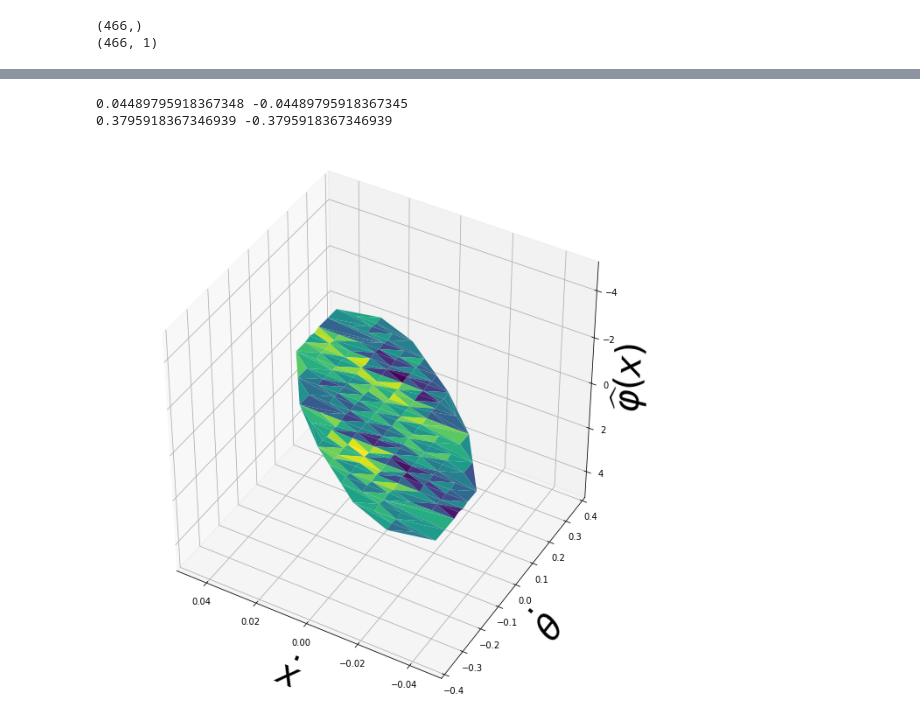
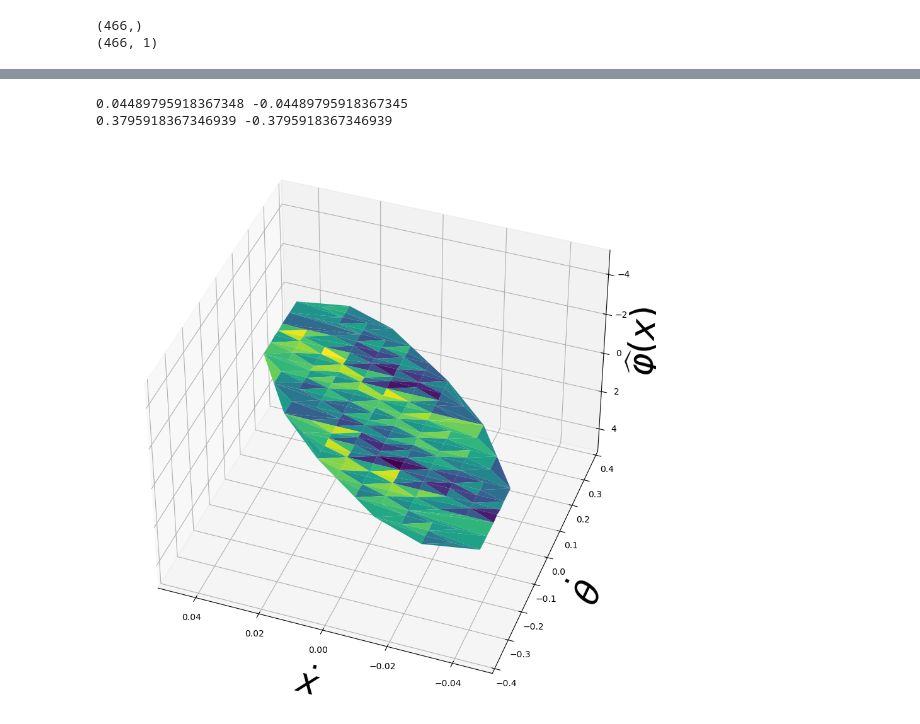
Before and after one commit to mdoshi2612/Optimal-Control, a Jupyter notebook: Inverted Pendulum/Inverted_Pendulum.ipynb, the cells around one changed output, grey strips where cells are left out. Saved outputs shown, nothing was run; the diff lists cells and outputs as text; code cells hidden in the pictures.

```diff
--- a/Inverted Pendulum/Inverted_Pendulum.ipynb
+++ b/Inverted Pendulum/Inverted_Pendulum.ipynb
@@ -208,7 +195,7 @@ ax.set_zlabel(r'$\widehat{\varphi}(x)$', rotation = 0, fontsize = 40, labelpad =
 ax.set_xlabel(r'$\dot{x}$', fontsize = 40,labelpad=20)
 ax.set_ylabel(r'$\dot{\theta}$', fontsize = 40,labelpad= 20)
 
-ax.view_init(-140, 60)
+ax.view_init(-140, 70)
 ax.set_xlim(-0.05, 0.05)
 ax.set_ylim(-0.4, 0.4)
 ax.set_zlim(-5, 5)
@@ -224,6 +206,6 @@ WARNING:matplotlib.backends.backend_ps:The PostScript backend does not support t
 0.04489795918367348 -0.04489795918367345
 0.3795918367346939 -0.3795918367346939
-[figure, old version]
+[figure, new version]
 # %%
 fig = plt.figure()
 ax = plt.axes(projection='3d')
```
Also changed, not shown: parts of 9 cells of this notebook, 13 other files.
